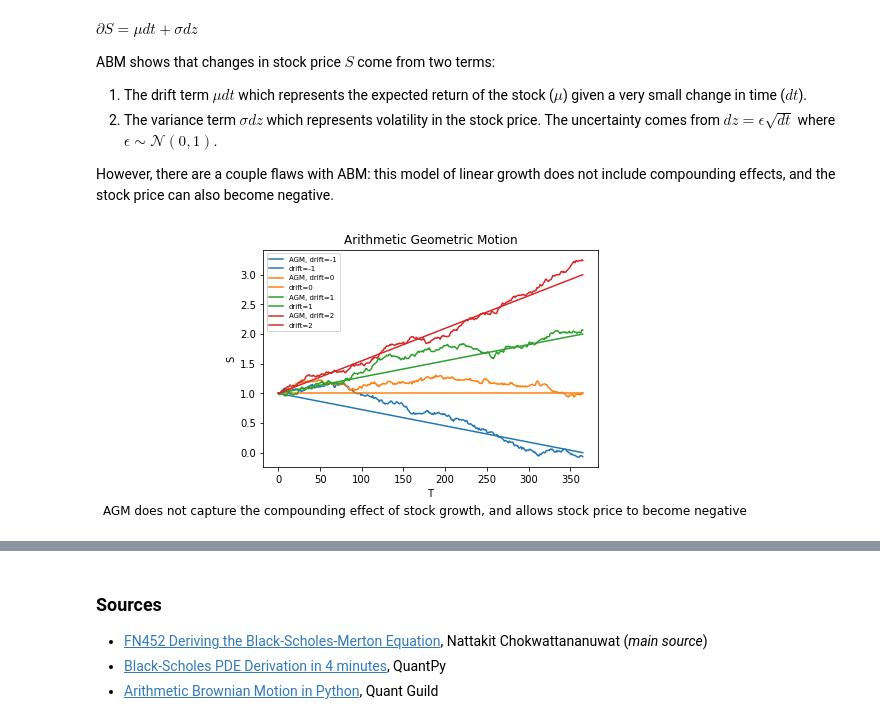
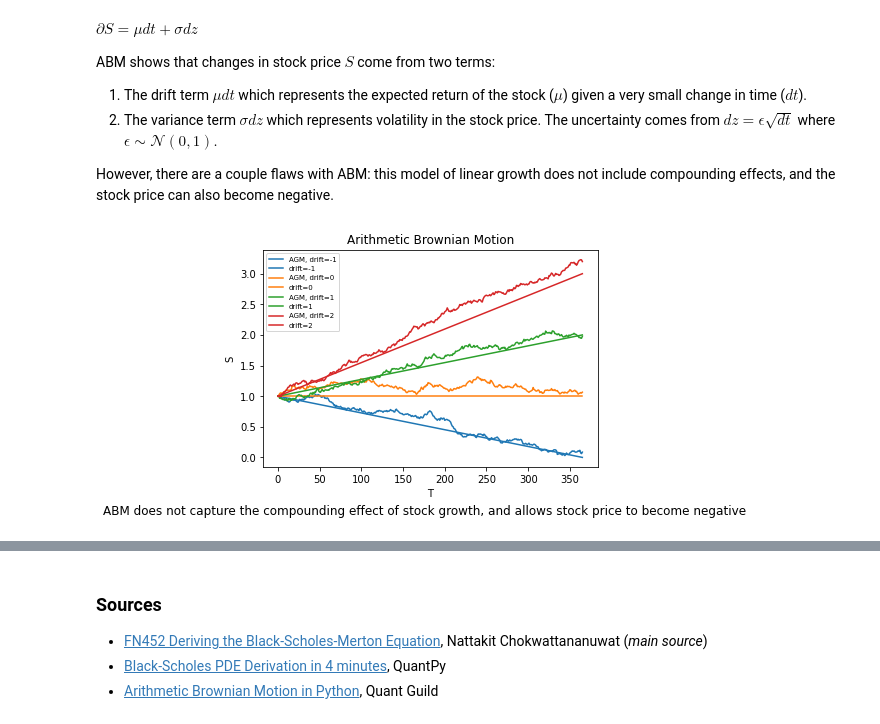
Before and after one commit to tonyb7/options-lib, a Jupyter notebook: black_scholes/derivation.ipynb, the cells around one changed output, grey strips where cells are left out. Saved outputs shown, nothing was run; the diff lists cells and outputs as text; code cells hidden in the pictures.

```diff
--- a/black_scholes/derivation.ipynb
+++ b/black_scholes/derivation.ipynb
@@ -34,41 +34,41 @@ import numpy as np
 import math
 import matplotlib.pyplot as plt
 
-class ArithmeticGeometricMotion:
+class ArithmeticBrownianMotion:
     def __init__(self, drift, volatility, delta_t, initial_asset_price):
         self.drift = drift
         self.volatility = volatility
         self.delta_t = delta_t
         self.current_asset_price = initial_asset_price
         self.asset_prices = [initial_asset_price]
 
     def time_step(self):
         dz = np.random.normal(0, math.sqrt(self.delta_t))
         dS = self.drift * self.delta_t + self.volatility * dz
         self.current_asset_price += dS
         self.asset_prices.append(self.current_asset_price)
 
 processes = []
 for i in range(-1, 3):
-    processes.append(ArithmeticGeometricMotion(i, 0.3, 1/365, 1))
+    processes.append(ArithmeticBrownianMotion(i, 0.3, 1/365, 1))
 
 for process in processes:
     tte = 1
     while tte - process.delta_t > 0:
         process.time_step()
         tte -= process.delta_t
 
 x = np.linspace(0, 365, 365)
 for p in processes:
     pplot = plt.plot(np.arange(0, len(p.asset_prices)), p.asset_prices, label=f'AGM, drift={p.drift}')
     y = 1 + p.drift/365*x
     _ = plt.plot(x, y, label=f'drift={p.drift}', color=pplot[0].get_color())
 plt.legend(loc='upper left', prop={'size': 7})
 plt.xlabel('T')
 plt.ylabel('S')
-plt.title('Arithmetic Geometric Motion')
-txt="AGM does not capture the compounding effect of stock growth, and allows stock price to become negative"
+plt.title('Arithmetic Brownian Motion')
+txt="ABM does not capture the compounding effect of stock growth, and allows stock price to become negative"
 plt.figtext(0.5, -0.04, txt, wrap=True, horizontalalignment='center', fontsize=12)
 plt.show()
 # %% [output]
-[figure, old version]
+[figure, new version]
```
Also changed, not shown: parts of 3 cells of this notebook.
